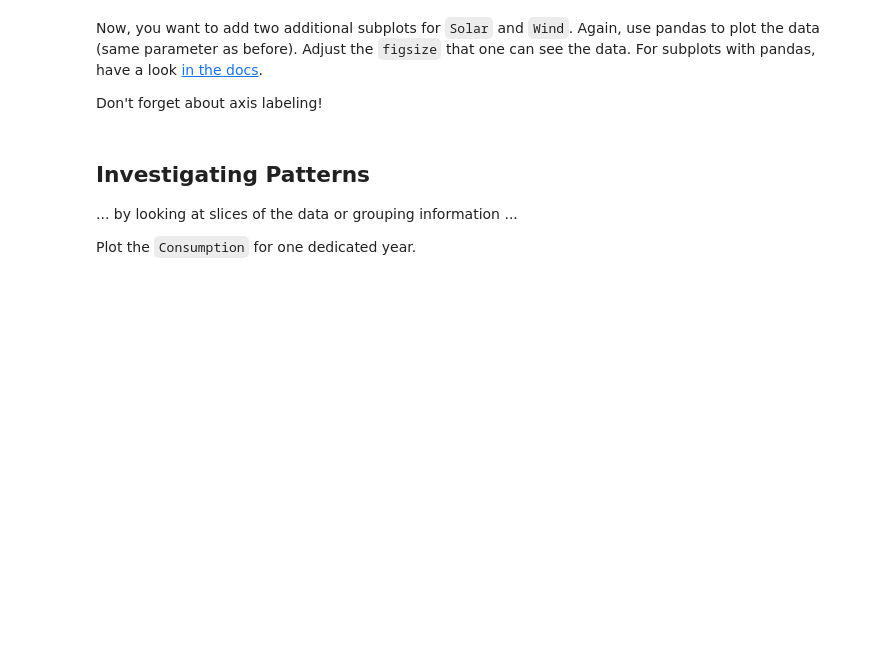
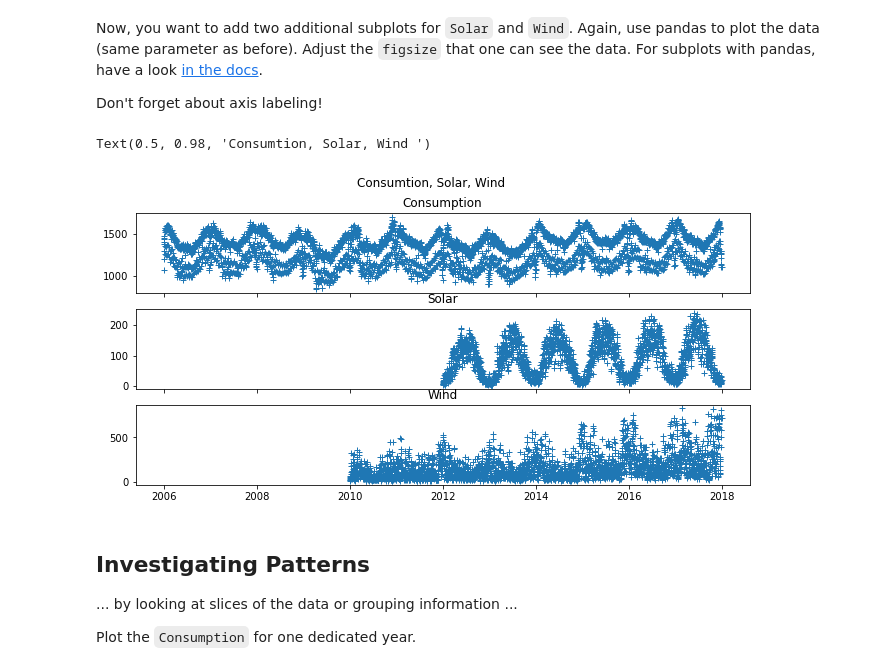
Before and after one commit to s-naegele/Data-Analysis, a Jupyter notebook: Lab/04_TimeseriesData_neu.ipynb, the cells around one changed output. Drawn from its saved outputs; the diff is of its cells as text; code cells hidden in the pictures; blank space fills up the shorter version.

```diff
--- a/Lab/04_TimeseriesData_neu.ipynb
+++ b/Lab/04_TimeseriesData_neu.ipynb
@@ -112,3 +213,20 @@ raise NotImplementedError()
+# %%
+# YOUR CODE HERE
+# cols = ['Consumption', 'Solar', 'Wind']
+# axes = df[cols].plot(marker='.', linestyle='None', figsize=(11, 9), subplots=True)
+# for ax in axes:
+#     ax.set_ylabel('Daily Totals (GWh)')
+fig, ax = plt.subplots(figsize =(11,5),nrows=3, sharex=True)
+ax[0].plot(df.index,df['Consumption'], linestyle='None', marker='+',linewidth=.5)
+ax[0].set_title("Consumption")
+ax[1].plot(df.index,df['Solar'], linestyle='None', marker='+',linewidth=.5)
+ax[1].set_title("Solar")
+ax[2].plot(df.index,df['Wind'], linestyle='None', marker='+',linewidth=.5)
+ax[2].set_title("Wind")
+fig.suptitle("Consumtion, Solar, Wind ")
+# %% [output]
+Text(0.5, 0.98, 'Consumtion, Solar, Wind ')
+[figure, added]
 # %% [markdown]
 ## Investigating Patterns
 ... by looking at slices of the data or grouping information ...
```
Also changed, not shown: parts of 25 cells of this notebook.
